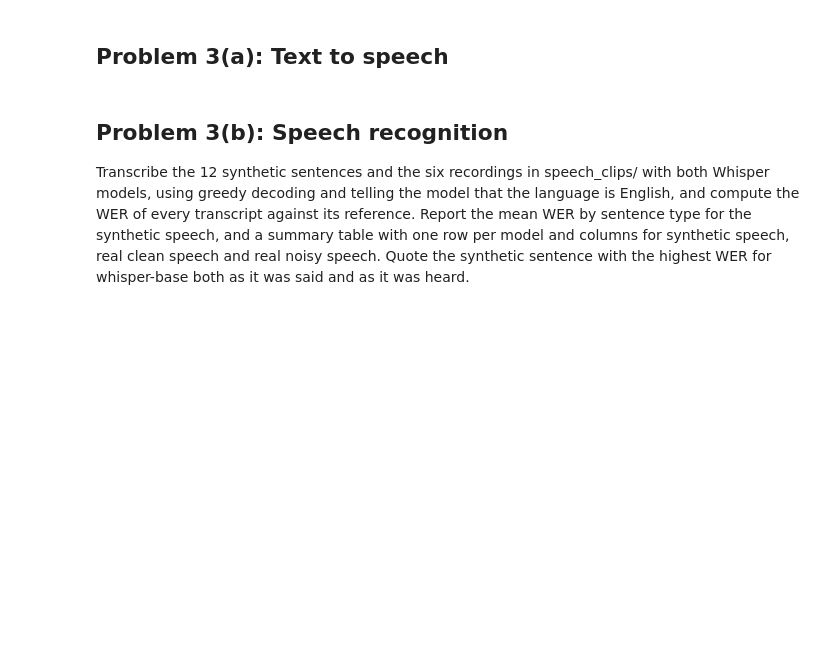
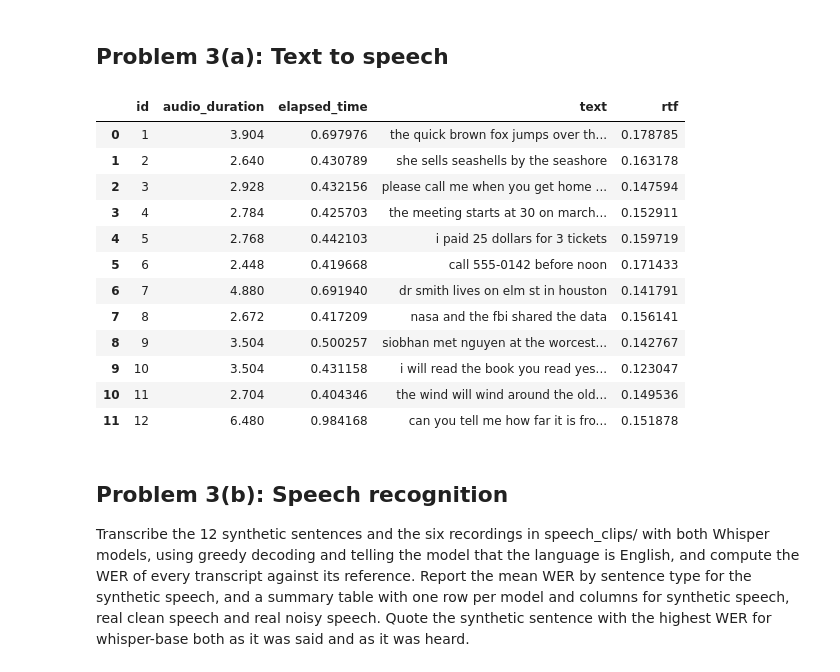
Before and after one commit to Morris88826/CSCE630_Speech_Processing, a Jupyter notebook: hw2/problem3.ipynb, the cells around one changed output. Cells and saved outputs as stored; diff of their text form; code cells hidden in the pictures; blank space fills up the shorter version.

```diff
--- a/hw2/problem3.ipynb
+++ b/hw2/problem3.ipynb
@@ -40,3 +55,20 @@ with torch.no_grad():
+# %%
+stats_df.to_csv('./output/problem3/stats.csv', index=False)
+display(stats_df)
+# %% [output]
+|  | id | audio_duration | elapsed_time | text | rtf |
+| 0 | 1 | 3.904 | 0.697976 | the quick brown fox jumps over th... | 0.178785 |
+| 1 | 2 | 2.640 | 0.430789 | she sells seashells by the seashore | 0.163178 |
+| 2 | 3 | 2.928 | 0.432156 | please call me when you get home ... | 0.147594 |
+| 3 | 4 | 2.784 | 0.425703 | the meeting starts at 30 on march... | 0.152911 |
+| 4 | 5 | 2.768 | 0.442103 | i paid 25 dollars for 3 tickets | 0.159719 |
+| 5 | 6 | 2.448 | 0.419668 | call 555-0142 before noon | 0.171433 |
+| 6 | 7 | 4.880 | 0.691940 | dr smith lives on elm st in houston | 0.141791 |
+| 7 | 8 | 2.672 | 0.417209 | nasa and the fbi shared the data | 0.156141 |
+| 8 | 9 | 3.504 | 0.500257 | siobhan met nguyen at the worcest... | 0.142767 |
+| 9 | 10 | 3.504 | 0.431158 | i will read the book you read yes... | 0.123047 |
+| 10 | 11 | 2.704 | 0.404346 | the wind will wind around the old... | 0.149536 |
+| 11 | 12 | 6.480 | 0.984168 | can you tell me how far it is fro... | 0.151878 |
 # %% [markdown]
 ## Problem 3(b): Speech recognition
 
```
Also changed, not shown: parts of 13 cells of this notebook, 3 other files.
